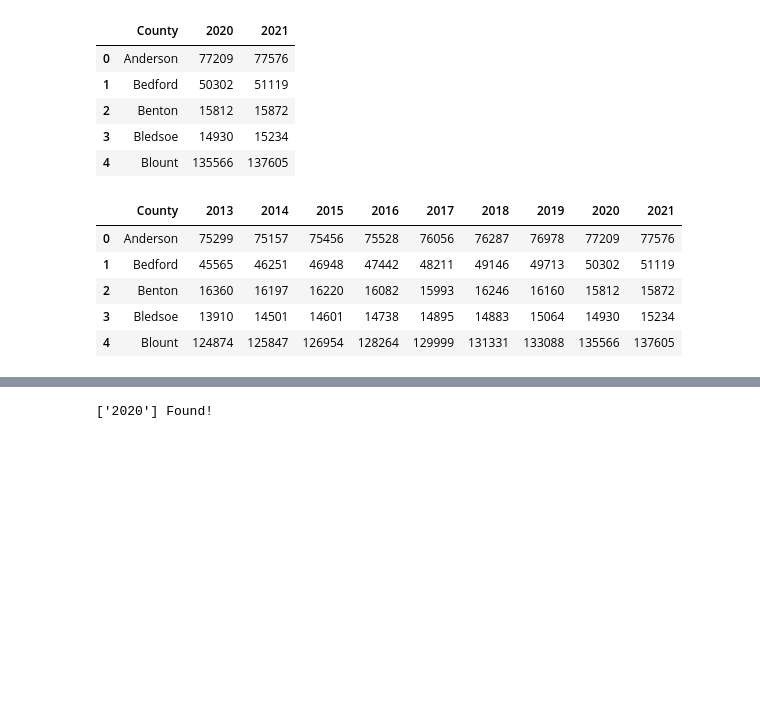
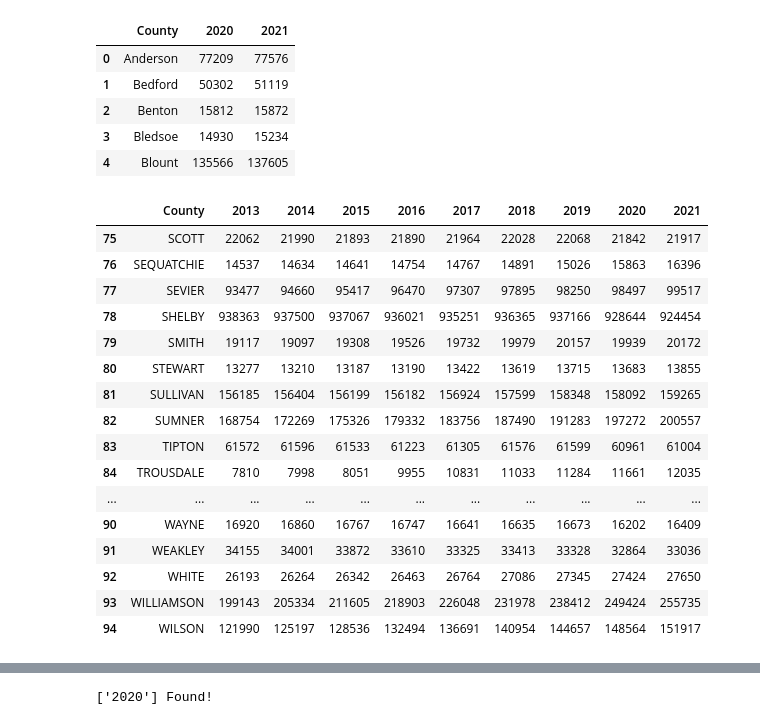
Before and after one commit to igoike/Capstone, a Jupyter notebook: notebooks/tn_analysis.ipynb, the cells around one changed output, grey strips where cells are left out. Saved outputs shown, nothing was run; the diff lists cells and outputs as text; code cells hidden in the pictures; blank space fills up the shorter version.

```diff
--- a/notebooks/tn_analysis.ipynb
+++ b/notebooks/tn_analysis.ipynb
@@ -12,7 +12,7 @@ import numpy as np
 ### 1. Importing and  merging pop files
 ### 2. Adding Metropolitans and Micropolitans
 # %%
-pop_2010_2019 = pd.read_excel('C:/Users/iulia/Documents/NSS/projects/capstone/data/raw_data/TN/pop_est_2010-2019_tn.xlsx',sheet_name='Sheet1')
+pop_2010_2019 = pd.read_excel('../data/raw_data/TN/pop_est_2010-2019_tn.xlsx',sheet_name='Sheet1')
 pop_2010_2019 = pd.DataFrame(pop_2010_2019)
 pop_2010_2019 = pop_2010_2019.drop(['Census','Estimates Base',2010,2011,2012],axis=1)
 pop_2010_2019.head()
@@ -24,7 +24,7 @@ pop_2010_2019.head()
 | 3 | Bledsoe | 13910 | 14501 | 14601 | 14738 | 14895 | 14883 | 15064 |
 | 4 | Blount | 124874 | 125847 | 126954 | 128264 | 129999 | 131331 | 133088 |
 # %%
-pop_2020_2021 = pd.read_excel('C:/Users/iulia/Documents/NSS/projects/capstone/data/raw_data/TN/pop_est_2020-2021_tn.xlsx',sheet_name='Sheet1')
+pop_2020_2021 = pd.read_excel('../data/raw_data/TN/pop_est_2020-2021_tn.xlsx',sheet_name='Sheet1')
 pop_2020_2021 = pd.DataFrame(pop_2020_2021)
 pop_2020_2021 = pop_2020_2021.drop('Estimates Base',axis=1)
 pop_2020_2021.head()
@@ -37,13 +37,25 @@ pop_2020_2021.head()
 | 4 | Blount | 135566 | 137605 |
 # %%
 pop_combined = pd.merge(pop_2010_2019,pop_2020_2021,how="left",on="County")
-pop_combined.drop(index=pop_combined.index[-1],axis=0,inplace=True)
-pop_combined.head()
+pop_combined['County'] = pop_combined['County'].str.strip()
+pop_combined['County'] = pop_combined['County'].str.upper()
+pop_combined.tail(20)
 # %% [output]
 |  | County | 2013 | 2014 | 2015 | 2016 | 2017 | 2018 | 2019 | 2020 | 2021 |
-| 0 | Anderson | 75299 | 75157 | 75456 | 75528 | 76056 | 76287 | 76978 | 77209 | 77576 |
-| 1 | Bedford | 45565 | 46251 | 46948 | 47442 | 48211 | 49146 | 49713 | 50302 | 51119 |
-| 2 | Benton | 16360 | 16197 | 16220 | 16082 | 15993 | 16246 | 16160 | 15812 | 15872 |
-| 3 | Bledsoe | 13910 | 14501 | 14601 | 14738 | 14895 | 14883 | 15064 | 14930 | 15234 |
-| 4 | Blount | 124874 | 125847 | 126954 | 128264 | 129999 | 131331 | 133088 | 135566 | 137605 |
+| 75 | SCOTT | 22062 | 21990 | 21893 | 21890 | 21964 | 22028 | 22068 | 21842 | 21917 |
+| 76 | SEQUATCHIE | 14537 | 14634 | 14641 | 14754 | 14767 | 14891 | 15026 | 15863 | 16396 |
+| 77 | SEVIER | 93477 | 94660 | 95417 | 96470 | 97307 | 97895 | 98250 | 98497 | 99517 |
+| 78 | SHELBY | 938363 | 937500 | 937067 | 936021 | 935251 | 936365 | 937166 | 928644 | 924454 |
+| 79 | SMITH | 19117 | 19097 | 19308 | 19526 | 19732 | 19979 | 20157 | 19939 | 20172 |
+| 80 | STEWART | 13277 | 13210 | 13187 | 13190 | 13422 | 13619 | 13715 | 13683 | 13855 |
+| 81 | SULLIVAN | 156185 | 156404 | 156199 | 156182 | 156924 | 157599 | 158348 | 158092 | 159265 |
+| 82 | SUMNER | 168754 | 172269 | 175326 | 179332 | 183756 | 187490 | 191283 | 197272 | 200557 |
+| 83 | TIPTON | 61572 | 61596 | 61533 | 61223 | 61305 | 61576 | 61599 | 60961 | 61004 |
+| 84 | TROUSDALE | 7810 | 7998 | 8051 | 9955 | 10831 | 11033 | 11284 | 11661 | 12035 |
+| ... | ... | ... | ... | ... | ... | ... | ... | ... | ... | ... |
+| 90 | WAYNE | 16920 | 16860 | 16767 | 16747 | 16641 | 16635 | 16673 | 16202 | 16409 |
+| 91 | WEAKLEY | 34155 | 34001 | 33872 | 33610 | 33325 | 33413 | 33328 | 32864 | 33036 |
+| 92 | WHITE | 26193 | 26264 | 26342 | 26463 | 26764 | 27086 | 27345 | 27424 | 27650 |
+| 93 | WILLIAMSON | 199143 | 205334 | 211605 | 218903 | 226048 | 231978 | 238412 | 249424 | 255735 |
+| 94 | WILSON | 121990 | 125197 | 128536 | 132494 | 136691 | 140954 | 144657 | 148564 | 151917 |
 # %%
```
Also changed, not shown: parts of 9 cells of this notebook, 53 other files.
